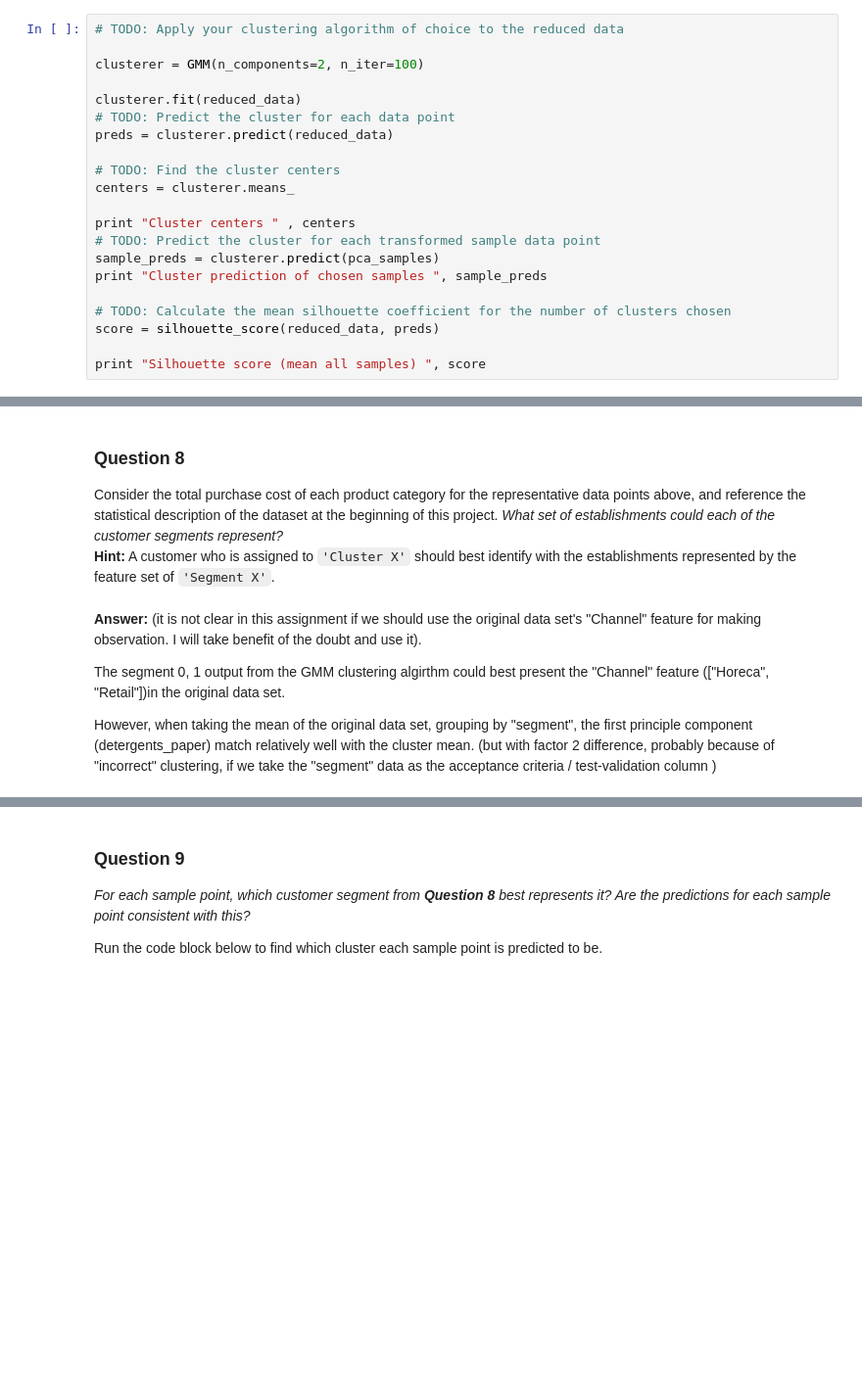
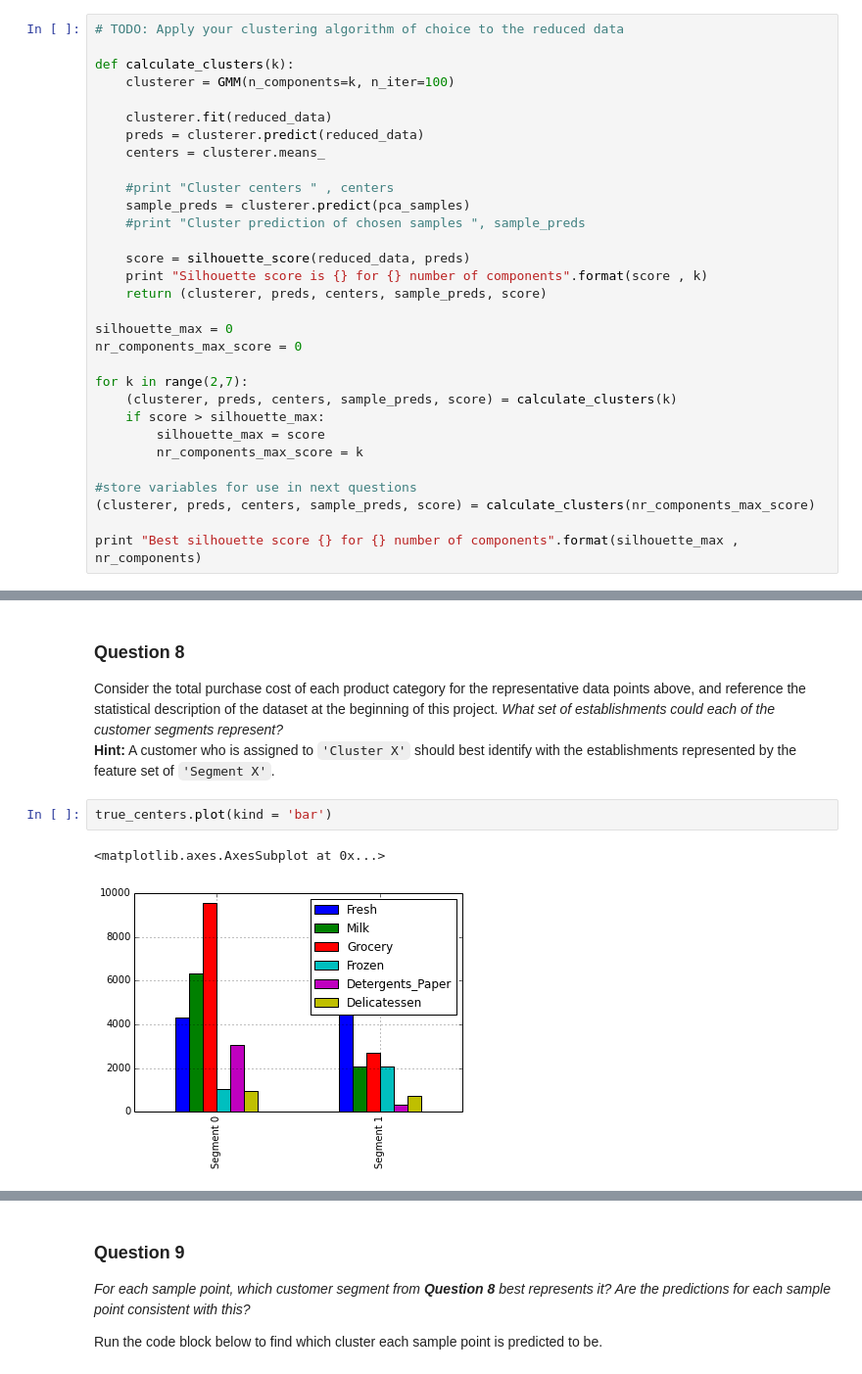
Before and after one commit to longnd84/machine-learning, a Jupyter notebook: projects/creating_customer_segments/customer_segments_Long.ipynb, the cells around one changed output, grey strips where cells are left out. Shown at 98% size. Cells and saved outputs as stored; diff of their text form; blank space fills up the shorter version.

```diff
--- a/projects/creating_customer_segments/customer_segments_Long.ipynb
+++ b/projects/creating_customer_segments/customer_segments_Long.ipynb
@@ -352,22 +445,32 @@ In the code block below, you will need to implement the following:
 # %%
 # TODO: Apply your clustering algorithm of choice to the reduced data
 
-clusterer = GMM(n_components=2, n_iter=100)
+def calculate_clusters(k):
+    clusterer = GMM(n_components=k, n_iter=100)
 
-clusterer.fit(reduced_data)
-# TODO: Predict the cluster for each data point
-preds = clusterer.predict(reduced_data)
+    clusterer.fit(reduced_data)
+    preds = clusterer.predict(reduced_data)
+    centers = clusterer.means_
 
-# TODO: Find the cluster centers
-centers = clusterer.means_
+    #print "Cluster centers " , centers
+    sample_preds = clusterer.predict(pca_samples)
+    #print "Cluster prediction of chosen samples ", sample_preds
 
-print "Cluster centers " , centers
-# TODO: Predict the cluster for each transformed sample data point
-sample_preds = clusterer.predict(pca_samples)
-print "Cluster prediction of chosen samples ", sample_preds
+    score = silhouette_score(reduced_data, preds)
+    print "Silhouette score is {} for {} number of components".format(score , k)
+    return (clusterer, preds, centers, sample_preds, score)
 
-# TODO: Calculate the mean silhouette coefficient for the number of clusters chosen
-score = silhouette_score(reduced_data, preds)
+silhouette_max = 0
+nr_components_max_score = 0
 
-print "Silhouette score (mean all samples) ", score
+for k in range(2,7):
+    (clusterer, preds, centers, sample_preds, score) = calculate_clusters(k)
+    if score > silhouette_max:
+        silhouette_max = score
+        nr_components_max_score = k
+
+#store variables for use in next questions
+(clusterer, preds, centers, sample_preds, score) = calculate_clusters(nr_components_max_score)
+
+print "Best silhouette score {} for {} number of components".format(silhouette_max , nr_components)
 # %% [output]
@@ -422,10 +523,8 @@ display(true_centers)
 ### Question 8
 Consider the total purchase cost of each product category for the representative data points above, and reference the statistical description of the dataset at the beginning of this project. *What set of establishments could each of the customer segments represent?*
 **Hint:** A customer who is assigned to `'Cluster X'` should best identify with the establishments represented by the feature set of `'Segment X'`.
-# %% [markdown]
-**Answer:**
-(it is not clear in this assignment if we should use the original data set's "Channel" feature for making observation. I will take benefit of the doubt and use it).
-
-The segment 0, 1 output from the GMM clustering algirthm could best present the "Channel" feature (["Horeca", "Retail"])in the original data set.
-
-However, when taking the mean of the original data set, grouping by "segment", the first principle component (detergents_paper) match relatively well with the cluster mean. (but with factor 2 difference, probably because of "incorrect" clustering, if we take the "segment" data as the acceptance criteria / test-validation column )
+# %%
+true_centers.plot(kind = 'bar')
+# %% [output]
+<matplotlib.axes.AxesSubplot at 0x...>
+[figure, added]
```
Also changed, not shown: parts of 16 cells of this notebook, 1 other file.
